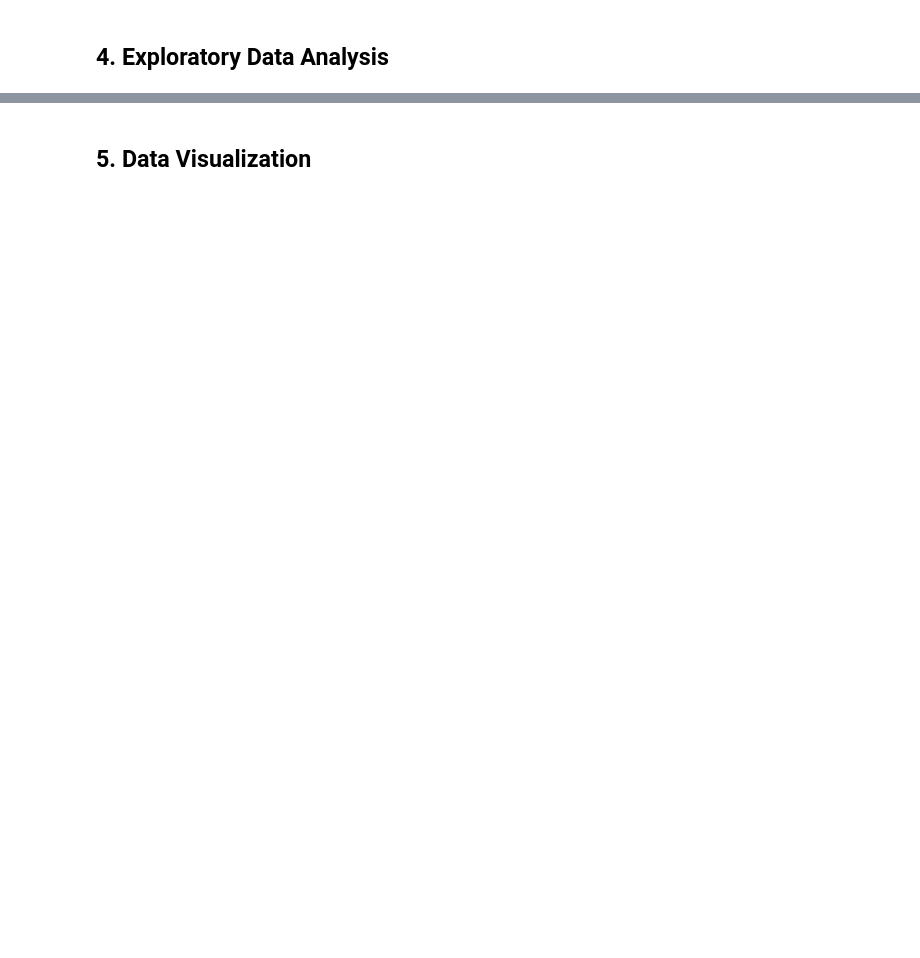
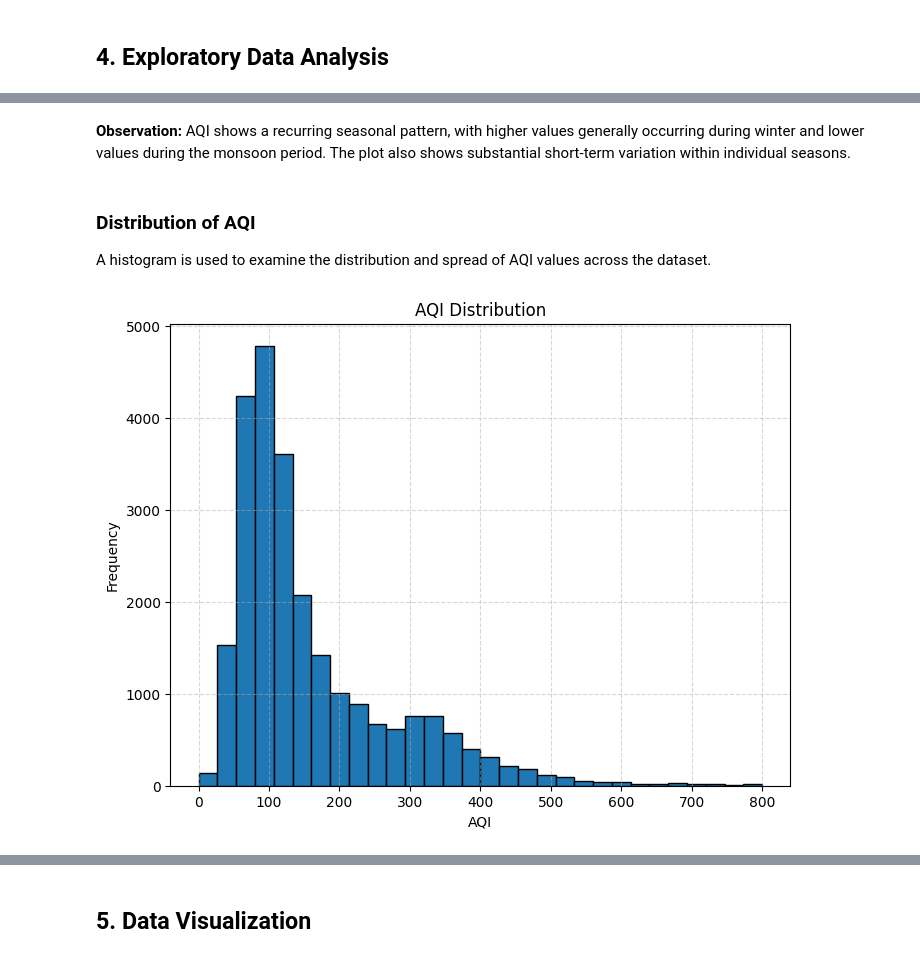
Before and after one commit to shefali-walia/india-air-quality-analysis, a Jupyter notebook: India_Air_Quality_Analysis.ipynb, the cells around one changed output, grey strips where cells are left out. Drawn from its saved outputs; the diff is of its cells as text; code cells hidden in the pictures; blank space fills up the shorter version.

```diff
--- a/India_Air_Quality_Analysis.ipynb
+++ b/India_Air_Quality_Analysis.ipynb
@@ -298,0 +362,18 @@ This seasonal variation suggests that temporal and environmental factors may be
+# %% [markdown]
+**Observation:** AQI shows a recurring seasonal pattern, with higher values generally occurring during winter and lower values during the monsoon period. The plot also shows substantial short-term variation within individual seasons.
+# %% [markdown]
+### Distribution of AQI
+
+A histogram is used to examine the distribution and spread of AQI values across the dataset.
+# %%
+plt.figure(figsize = (8,6))
+plt.hist(df['AQI'], bins = 30, edgecolor = 'black', range = (0,800))
+
+plt.title("AQI Distribution")
+plt.xlabel("AQI")
+plt.ylabel("Frequency")
+plt.grid(True, linestyle = '--', alpha = 0.5)
+
+plt.show()
+# %% [output]
+[figure, added]
```
Also changed, not shown: parts of 21 cells of this notebook.
